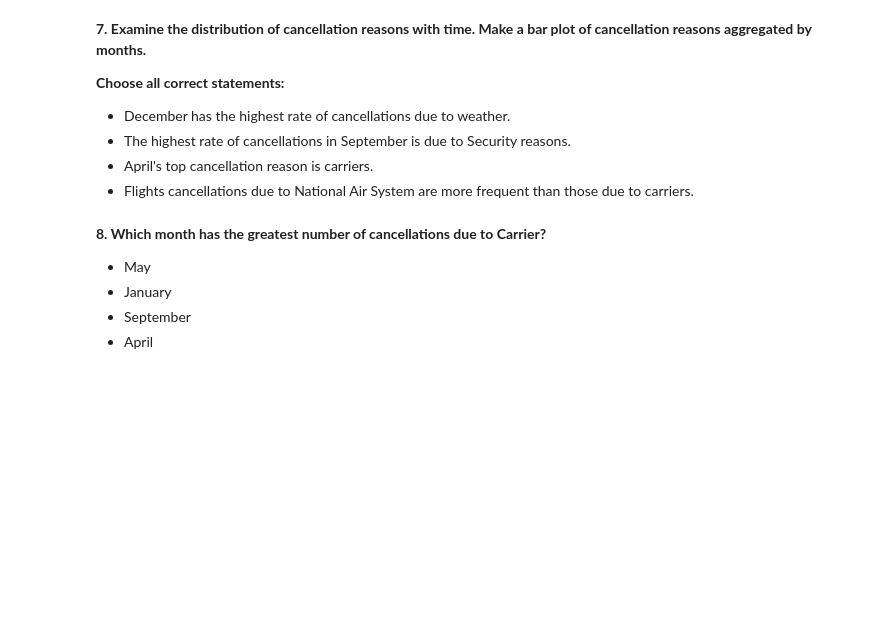
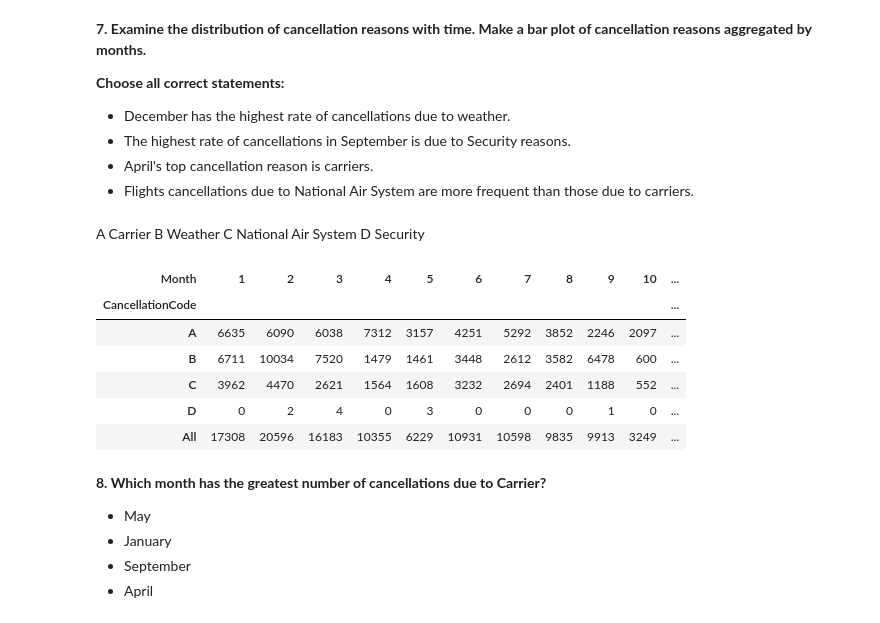
Before and after one commit to chwang733/mlcourse.ai, a Jupyter notebook: assignment2_USA_flights.ipynb, the cells around one changed output. Saved outputs shown, nothing was run; the diff lists cells and outputs as text; code cells hidden in the pictures; blank space fills up the shorter version.

```diff
--- a/assignment2_USA_flights.ipynb
+++ b/assignment2_USA_flights.ipynb
@@ -287,0 +346,9 @@ num_flights_by_date.rolling(window=7).mean().plot();
+# %%
+# You code here
+flights_df.head()
+print(flights_df.DayOfWeek.value_counts())
+seasonMap={1:'W',2:'S',3:'S',4:'S',5:'SM',6:'SM',7:'SM',8:'F',9:'F',10:'F',11:'W',12:'W'}
+flights_df['season']=flights_df.Month.map(seasonMap)
+flights_df.season.value_counts()
+# Answers: The number of flights during weekends is less than during weekdays (working days).
+#  There are less flights during winter than during summer.
@@ -298,3 +377,21 @@ num_flights_by_date.rolling(window=7).mean().plot();
+# %% [markdown]
+A	Carrier
+B	Weather
+C	National Air System
+D	Security
+# %%
+flights_df.head()
+pd.crosstab(flights_df.CancellationCode,flights_df.Month, margins=True)
+#Answers: December has the highest rate of cancellations due to weather.
+# April's top cancellation reason is carriers.
+# %% [output]
+| Month | 1 | 2 | 3 | 4 | 5 | 6 | 7 | 8 | 9 | 10 | ... |
+| CancellationCode |  |  |  |  |  |  |  |  |  |  | ... |
+| A | 6635 | 6090 | 6038 | 7312 | 3157 | 4251 | 5292 | 3852 | 2246 | 2097 | ... |
+| B | 6711 | 10034 | 7520 | 1479 | 1461 | 3448 | 2612 | 3582 | 6478 | 600 | ... |
+| C | 3962 | 4470 | 2621 | 1564 | 1608 | 3232 | 2694 | 2401 | 1188 | 552 | ... |
+| D | 0 | 2 | 4 | 0 | 3 | 0 | 0 | 0 | 1 | 0 | ... |
+| All | 17308 | 20596 | 16183 | 10355 | 6229 | 10931 | 10598 | 9835 | 9913 | 3249 | ... |
 # %% [markdown]
 **8. Which month has the greatest number of cancellations due to Carrier?**
 - May
```
Also changed, not shown: parts of 20 cells of this notebook, 1 other file.
